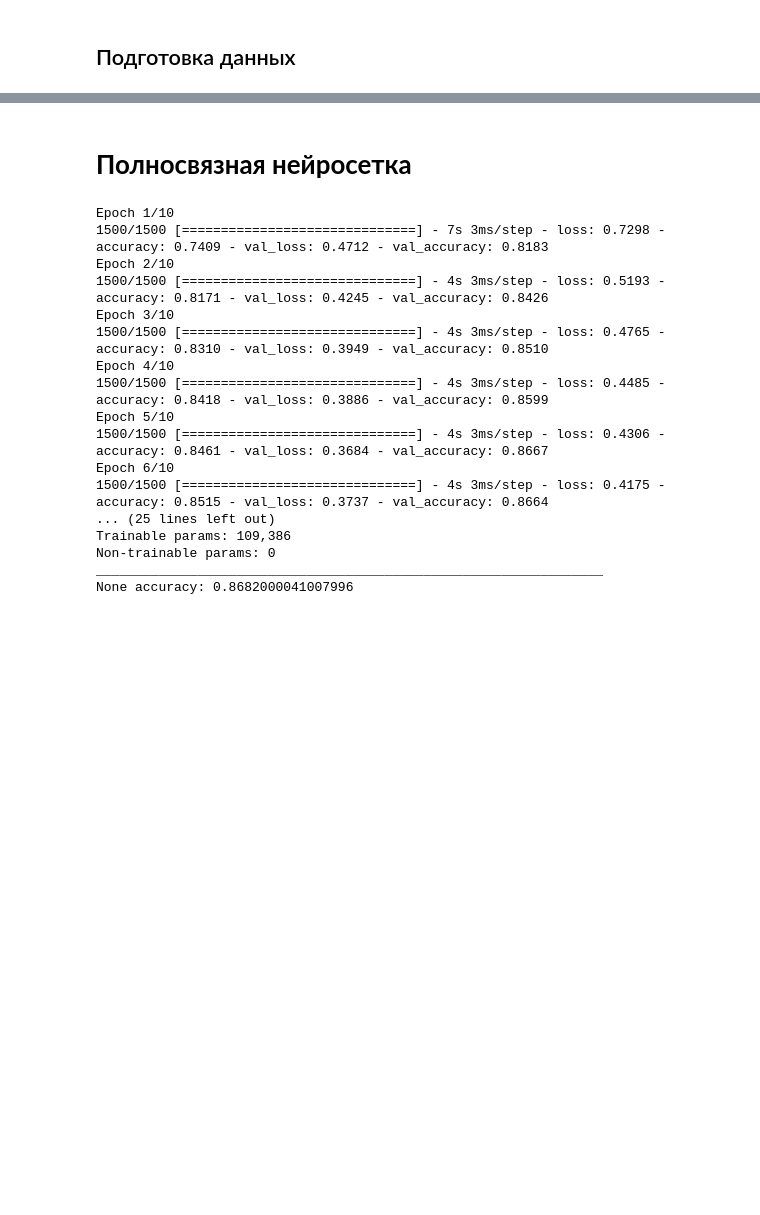
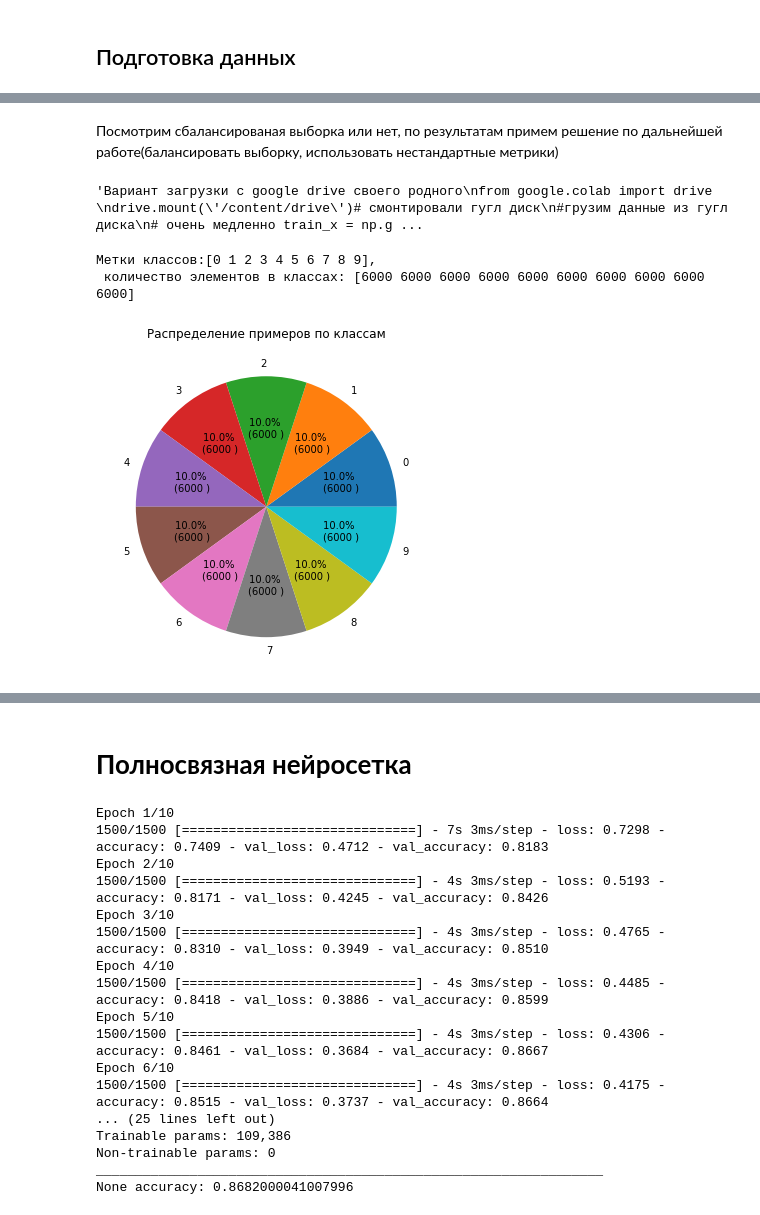
Before and after one commit to MaksShaB/classifier, a Jupyter notebook: FMnist_final.ipynb, the cells around one changed output, grey strips where cells are left out. Saved outputs shown, nothing was run; the diff lists cells and outputs as text; code cells hidden in the pictures; blank space fills up the shorter version.

```diff
--- a/FMnist_final.ipynb
+++ b/FMnist_final.ipynb
@@ -41,0 +7,42 @@ Downloading data from https://storage.googleapis.com/tensorflow/tf-keras-dataset
+# %% [markdown]
+Посмотрим сбалансированая выборка или нет, по результатам  примем решение по дальнейшей работе(балансировать выборку, использовать нестандартные метрики)
+# %%
+#%matplotlib inline
+import pandas as pd
+import numpy as np
+import matplotlib.pyplot as plt
+import tensorflow as tf
+
+#  загрузка через стандартный загрузчиk керас
+fashion_mnist = tf.keras.datasets.fashion_mnist
+(train_x, train_y), (test_x, test_y) = fashion_mnist.load_data()
+"""Вариант загрузки с google drive своего родного
+from google.colab import drive
+drive.mount('/content/drive')# смонтировали гугл диск
+#грузим данные из гугл диска
+# очень медленно train_x = np.genfromtxt("/content/drive/My Drive/Fmist/fashion-mnist_train.csv", delimiter=',')
+# очень медленно test_x = np.genfromtxt("/content/drive/My Drive/Fmist/fashion-mnist_test.csv", delimiter=',')
+#train_ds=pd.read_csv("/content/drive/My Drive/Fmist/fashion-mnist_train.csv")
+test_ds=pd.read_csv("/content/drive/My Drive/Fmist/fashion-mnist_test.csv")
+#  входные данные готовим, нормализуем значения
+x_train=np.array(train_ds.iloc[:,1:])/255
+x_test=np.array(test_ds.iloc[:,1:])/255
+y_train=np.array(train_ds.iloc[:, 0])
+y_test=np.array(test_ds.iloc[:, 0])
+print(x_train.shape, y_test.shape)
+"""
+# %% [output]
+'Вариант загрузки с google drive своего родного\nfrom google.colab import drive \ndrive.mount(\'/content/drive\')# смонтировали гугл диск\n#грузим данные из гугл диска\n# очень медленно train_x = np.g ...
+# %%
+class_, class_count_s=np.unique(train_y, return_counts=True)
+def func(pct, allvals):
+    absolute = int(pct/100.*np.sum(allvals))
+    return f"{pct:.1f}% \n({absolute:d} )"
+fig=plt.figure(figsize=(20,6))
+plt.pie(class_count_s, labels=class_, autopct=lambda pct: func(pct, class_count_s))
+plt.title("Распределение примеров по классам")
+print(f'Метки классов:{class_},\n количество элементов в классах: {class_count_s}')
+# %% [output]
+Метки классов:[0 1 2 3 4 5 6 7 8 9],
+ количество элементов в классах: [6000 6000 6000 6000 6000 6000 6000 6000 6000 6000]
+[figure, added]
```
Also changed, not shown: parts of 6 cells of this notebook.
